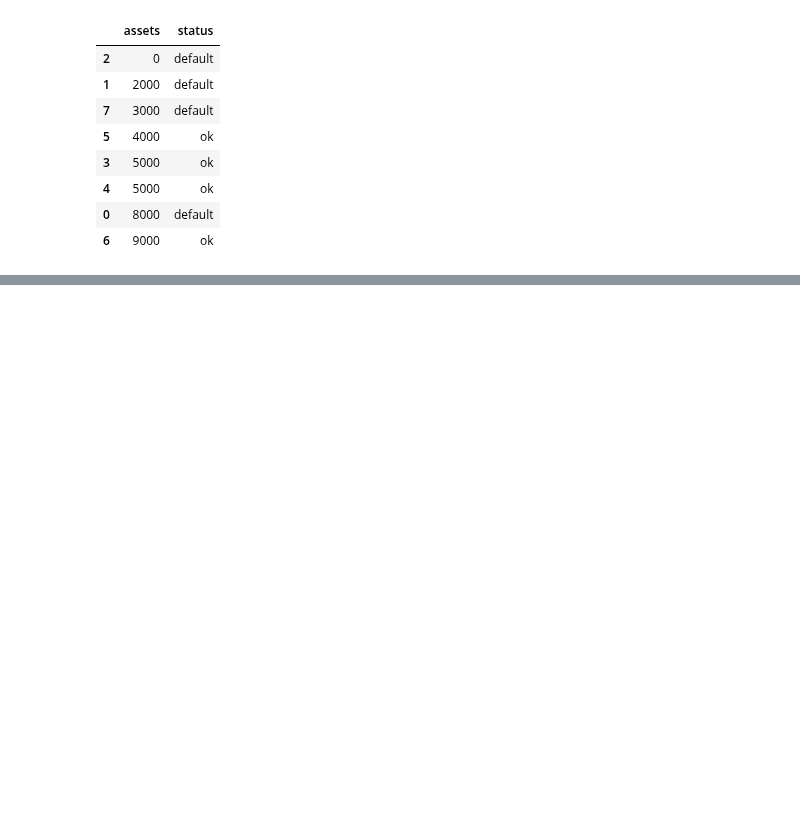
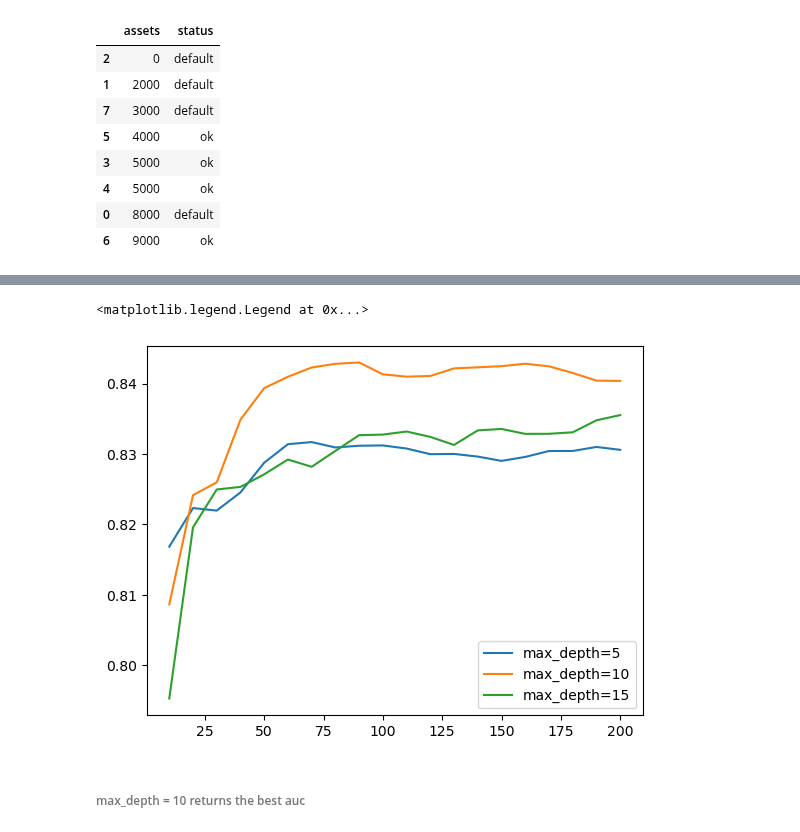
Before and after one commit to sam47-asfaw/ml_zoomcamp, a Jupyter notebook: 06-trees/decision_trees.ipynb, the cells around one changed output, grey strips where cells are left out. Drawn from its saved outputs; the diff is of its cells as text; code cells hidden in the pictures; blank space fills up the shorter version.

```diff
--- a/06-trees/decision_trees.ipynb
+++ b/06-trees/decision_trees.ipynb
@@ -451,0 +712,13 @@ Name: status, dtype: float64
+# %%
+scores = []
+
+for d in [5, 10, 15]:
+    for t in range(10, 201, 10):
+        rf = RandomForestClassifier(n_estimators=t,max_depth=d, random_state=1)
+        rf.fit(X_train, y_train)
+        y_pred = rf.predict_proba(X_val)[:, 1]
+        auc = roc_auc_score(y_val, y_pred)
+        scores.append((d,t,auc))
+# %%
+df_scores = pd.DataFrame(scores, columns=['max_depth','n_estimators','auc'])
+df_scores.sort_values(by='auc',ascending=False).head()
@@ -451,0 +732,11 @@ Name: status, dtype: float64
+# %%
+for d in [5, 10, 15]:
+    df_subset = df_scores[df_scores.max_depth == d]
+    plt.plot(df_subset.n_estimators,df_subset.auc, label='max_depth=%d' %d)
+
+plt.legend()
+# %% [output]
+<matplotlib.legend.Legend at 0x...>
+[figure, added]
+# %% [markdown]
+###### max_depth = 10 returns the best auc
```
Also changed, not shown: parts of 56 cells of this notebook, 1 other file.
